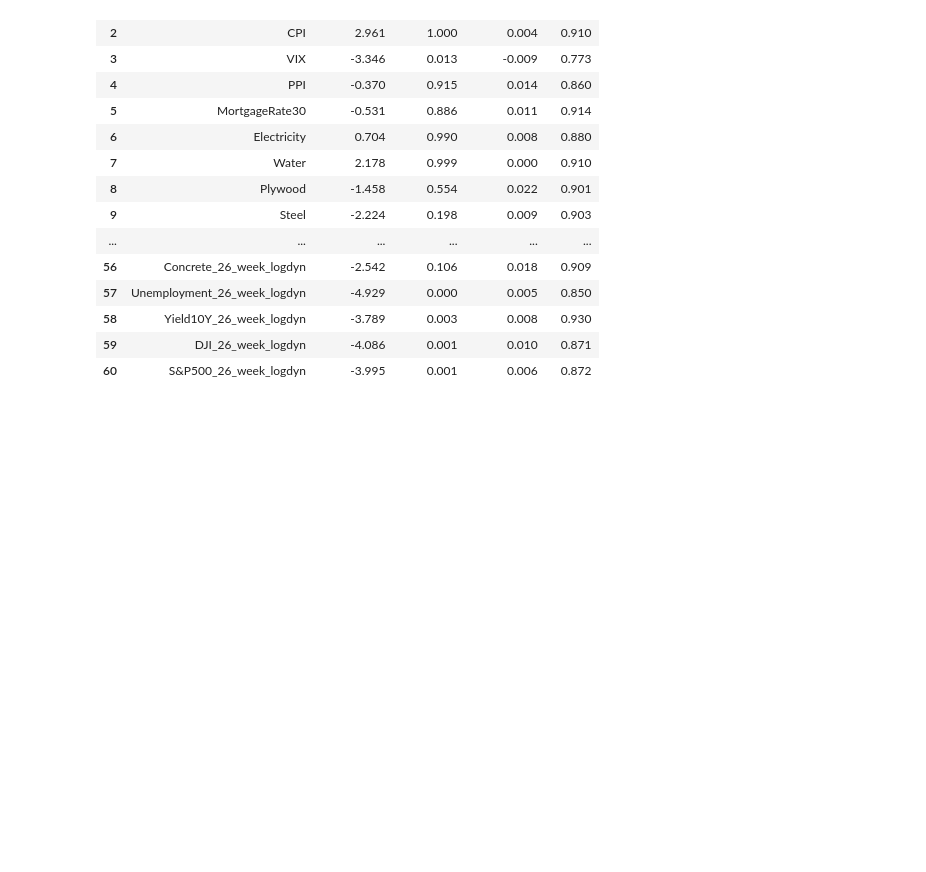
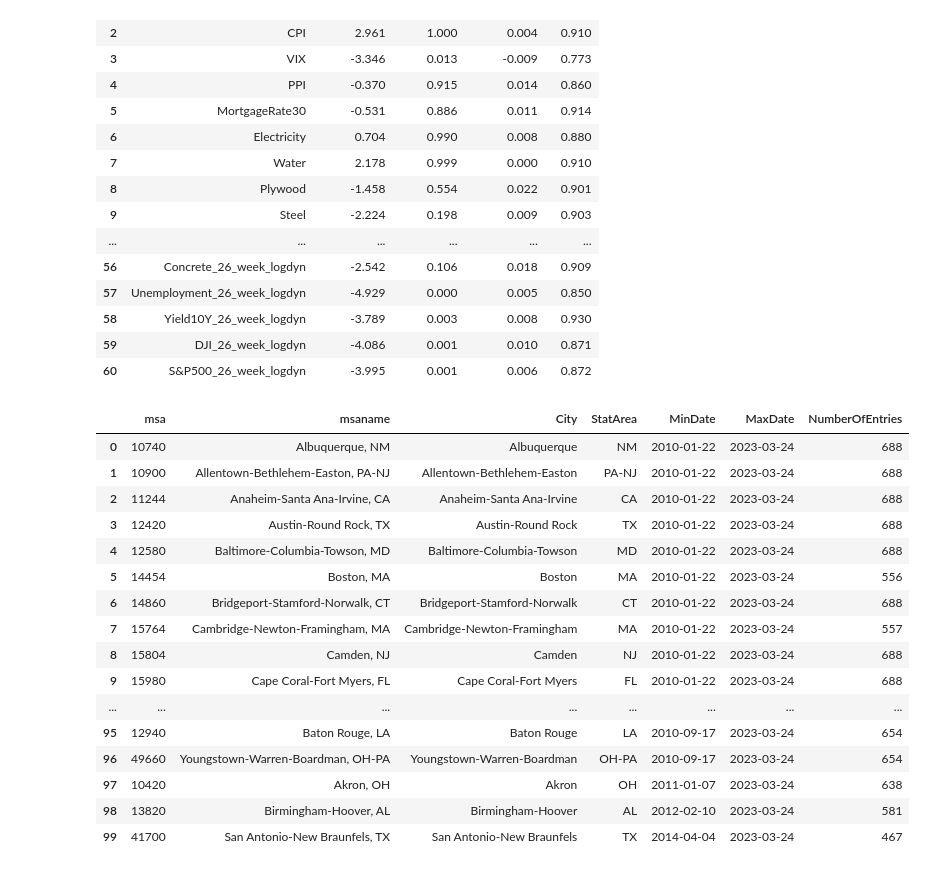
Before and after one commit to lebedevaale/real_estate_price_prediction, a Jupyter notebook: EDA.ipynb, the cells around one changed output. Drawn from its saved outputs; the diff is of its cells as text; code cells hidden in the pictures; blank space fills up the shorter version.

Commit message:
Added table with statareas dictionary

```diff
--- a/EDA.ipynb
+++ b/EDA.ipynb
@@ -52,3 +54,24 @@ fun.stationarity(data)
 | 58 | Yield10Y_26_week_logdyn | -3.789 | 0.003 | 0.008 | 0.930 |
 | 59 | DJI_26_week_logdyn | -4.086 | 0.001 | 0.010 | 0.871 |
 | 60 | S&P500_26_week_logdyn | -3.995 | 0.001 | 0.006 | 0.872 |
+# %%
+# Final info on statareas for models
+pd.read_parquet(directory + 'Data/statareas.parquet')
+# %% [output]
+|  | msa | msaname | City | StatArea | MinDate | MaxDate | NumberOfEntries |
+| 0 | 10740 | Albuquerque, NM | Albuquerque | NM | 2010-01-22 | 2023-03-24 | 688 |
+| 1 | 10900 | Allentown-Bethlehem-Easton, PA-NJ | Allentown-Bethlehem-Easton | PA-NJ | 2010-01-22 | 2023-03-24 | 688 |
+| 2 | 11244 | Anaheim-Santa Ana-Irvine, CA | Anaheim-Santa Ana-Irvine | CA | 2010-01-22 | 2023-03-24 | 688 |
+| 3 | 12420 | Austin-Round Rock, TX | Austin-Round Rock | TX | 2010-01-22 | 2023-03-24 | 688 |
+| 4 | 12580 | Baltimore-Columbia-Towson, MD | Baltimore-Columbia-Towson | MD | 2010-01-22 | 2023-03-24 | 688 |
+| 5 | 14454 | Boston, MA | Boston | MA | 2010-01-22 | 2023-03-24 | 556 |
+| 6 | 14860 | Bridgeport-Stamford-Norwalk, CT | Bridgeport-Stamford-Norwalk | CT | 2010-01-22 | 2023-03-24 | 688 |
+| 7 | 15764 | Cambridge-Newton-Framingham, MA | Cambridge-Newton-Framingham | MA | 2010-01-22 | 2023-03-24 | 557 |
+| 8 | 15804 | Camden, NJ | Camden | NJ | 2010-01-22 | 2023-03-24 | 688 |
+| 9 | 15980 | Cape Coral-Fort Myers, FL | Cape Coral-Fort Myers | FL | 2010-01-22 | 2023-03-24 | 688 |
+| ... | ... | ... | ... | ... | ... | ... | ... |
+| 95 | 12940 | Baton Rouge, LA | Baton Rouge | LA | 2010-09-17 | 2023-03-24 | 654 |
+| 96 | 49660 | Youngstown-Warren-Boardman, OH-PA | Youngstown-Warren-Boardman | OH-PA | 2010-09-17 | 2023-03-24 | 654 |
+| 97 | 10420 | Akron, OH | Akron | OH | 2011-01-07 | 2023-03-24 | 638 |
+| 98 | 13820 | Birmingham-Hoover, AL | Birmingham-Hoover | AL | 2012-02-10 | 2023-03-24 | 581 |
+| 99 | 41700 | San Antonio-New Braunfels, TX | San Antonio-New Braunfels | TX | 2014-04-04 | 2023-03-24 | 467 |
```
Also changed, not shown: parts of 1 cell of this notebook.
